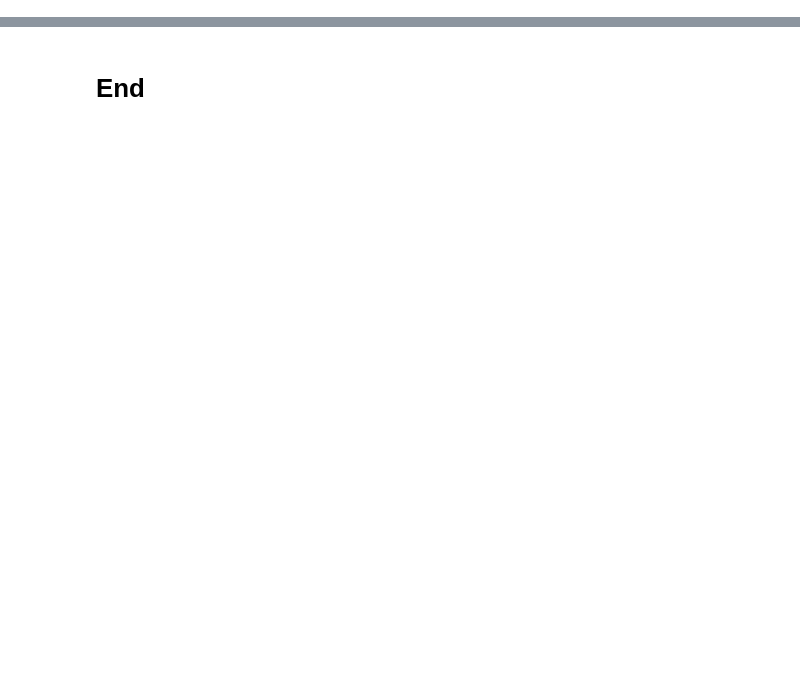
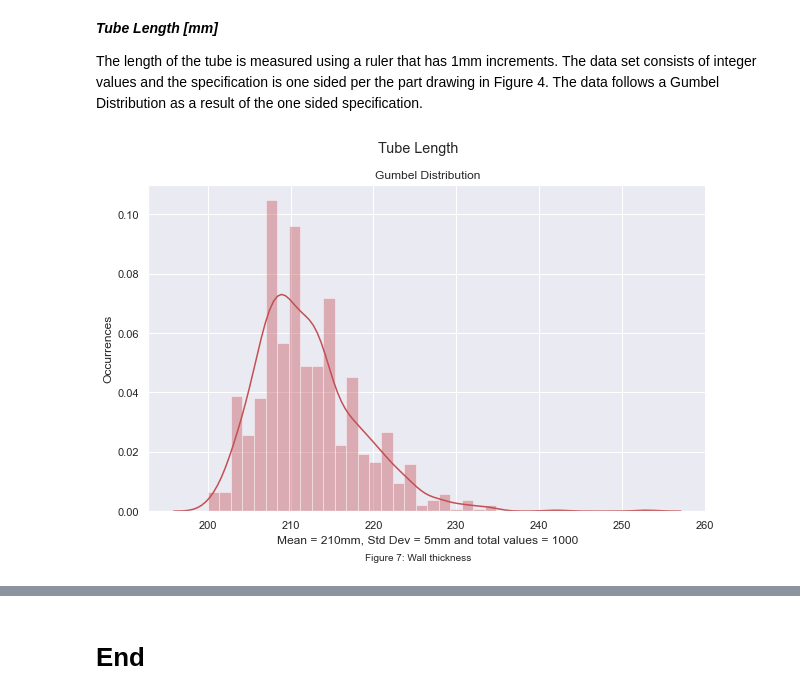
Before and after one commit to KeithQuinn/Project_2020_Programming-for-Data-Analysis, a Jupyter notebook: Project_2020_Programming-for-Data-Analysis.ipynb, the cells around one changed output, grey strips where cells are left out. Drawn from its saved outputs; the diff is of its cells as text; code cells hidden in the pictures; blank space fills up the shorter version.

```diff
--- a/Project_2020_Programming-for-Data-Analysis.ipynb
+++ b/Project_2020_Programming-for-Data-Analysis.ipynb
@@ -83,0 +208,21 @@ Image(url= "https://pxt.azureedge.net/blob/e644eb8aa2a44b1732aca811f598ab695b434
+# %% [markdown]
+*__Tube Length [mm]__*
+
+The length of the tube is measured using a ruler that has 1mm increments. The data set consists of integer values and the specification is one sided per the part drawing in Figure 4. The data follows a Gumbel Distribution as a result of the one sided specification.
+# %%
+loc = 210 # mean
+scale = 5 # standard deviation
+size = 1000 # number of values
+
+length_data = np.random.gumbel(loc, scale, size).astype(int)
+plt.figure(figsize=(10, 6)) # figure size
+plt.title('Gumbel Distribution') # title
+plt.suptitle('Tube Length') # title
+plt.xlabel(f'Mean = {loc}mm, Std Dev = {scale}mm and total values = {size}') # xlabel
+plt.ylabel('Occurrences') # ylabel
+sns.distplot(a=length_data, hist=True, kde=True, color='r')
+txt="Figure 7: Wall thickness" # create caption
+plt.figtext(0.5, 0.01, txt, wrap=True, horizontalalignment='center', fontsize=10) # locate caption
+plt.show() # show histogram
+# %% [output]
+[figure, added]
```
Also changed, not shown: parts of 25 cells of this notebook, 7 other files.
